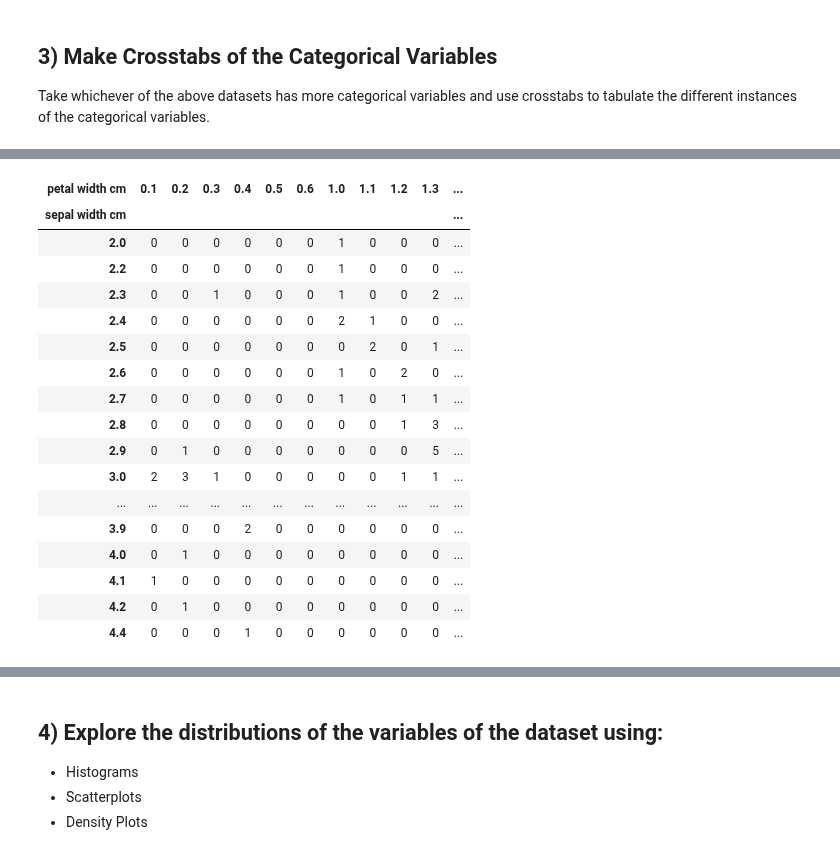
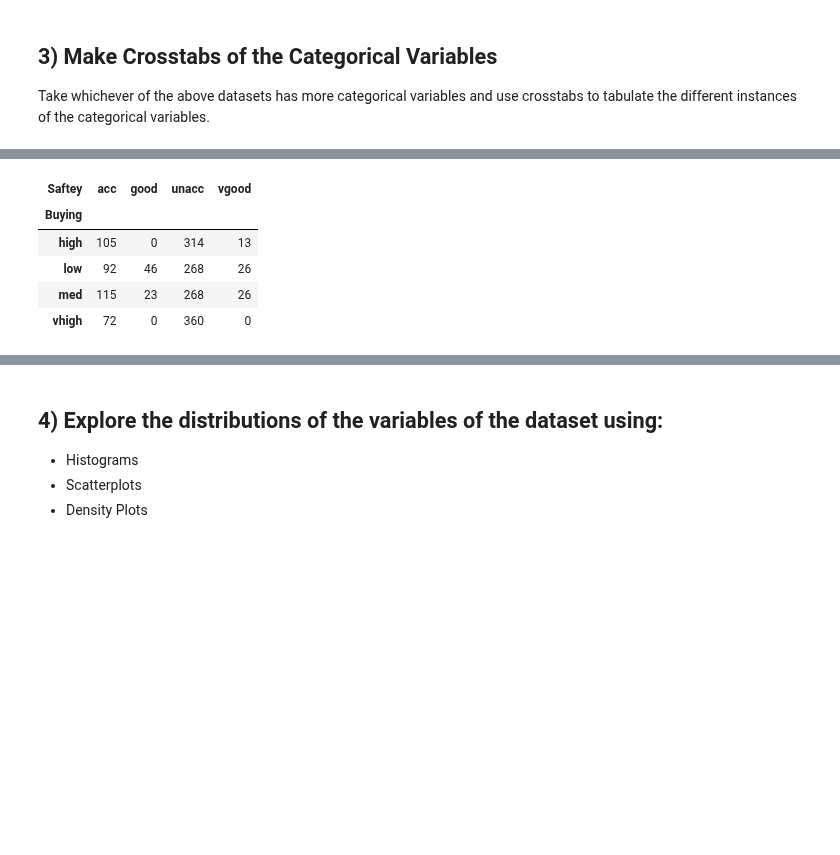
Before and after one commit to bloominstituteoftechnology/DS-Unit-1-Sprint-1-Data-Wrangling-and-Storytelling, a Jupyter notebook: module1-exploratory-data-analysis/Copy_of_LS_DS_111_Exploratory_Data_Analysis_Assignment.ipynb, the cells around one changed output, grey strips where cells are left out. Drawn from its saved outputs; the diff is of its cells as text; code cells hidden in the pictures; blank space fills up the shorter version.

```diff
--- a/module1-exploratory-data-analysis/Copy_of_LS_DS_111_Exploratory_Data_Analysis_Assignment.ipynb
+++ b/module1-exploratory-data-analysis/Copy_of_LS_DS_111_Exploratory_Data_Analysis_Assignment.ipynb
@@ -102,7 +102,7 @@ Saving wine.data to wine (2).data
 # %%
 #showed no Headers, Had to add them.
-colum_headers= ['Alcohol', 'Malic acid','Ash','Alcalinity of ash','Magnesium','Total phenols','Flavanoids','Nonflavanoid phenols','Proanthocyanins','Color intensity','Hue','OD280/OD315 of diluted wines','Proline']
-df=pd.read_csv('wine.data',names=colum_headers)
+colum_headers= ['Buying','Maint','Doors','Persons','Lug_boot','Saftey']
+df=pd.read_csv('car.data',names=colum_headers)
 # %%
 print(df.shape)
 # Yes
@@ -183,21 +162,9 @@ pd.crosstab(df['sepal length cm'], df['petal length cm'])
 # %%
-pd.crosstab(df['sepal width cm'], df['petal width cm'])
+pd.crosstab(df['Buying'], df['Saftey'])
 # %% [output]
-| petal width cm | 0.1 | 0.2 | 0.3 | 0.4 | 0.5 | 0.6 | 1.0 | 1.1 | 1.2 | 1.3 | ... |
-| sepal width cm |  |  |  |  |  |  |  |  |  |  | ... |
-| 2.0 | 0 | 0 | 0 | 0 | 0 | 0 | 1 | 0 | 0 | 0 | ... |
-| 2.2 | 0 | 0 | 0 | 0 | 0 | 0 | 1 | 0 | 0 | 0 | ... |
-| 2.3 | 0 | 0 | 1 | 0 | 0 | 0 | 1 | 0 | 0 | 2 | ... |
-| 2.4 | 0 | 0 | 0 | 0 | 0 | 0 | 2 | 1 | 0 | 0 | ... |
-| 2.5 | 0 | 0 | 0 | 0 | 0 | 0 | 0 | 2 | 0 | 1 | ... |
-| 2.6 | 0 | 0 | 0 | 0 | 0 | 0 | 1 | 0 | 2 | 0 | ... |
-| 2.7 | 0 | 0 | 0 | 0 | 0 | 0 | 1 | 0 | 1 | 1 | ... |
-| 2.8 | 0 | 0 | 0 | 0 | 0 | 0 | 0 | 0 | 1 | 3 | ... |
-| 2.9 | 0 | 1 | 0 | 0 | 0 | 0 | 0 | 0 | 0 | 5 | ... |
-| 3.0 | 2 | 3 | 1 | 0 | 0 | 0 | 0 | 0 | 1 | 1 | ... |
-| ... | ... | ... | ... | ... | ... | ... | ... | ... | ... | ... | ... |
-| 3.9 | 0 | 0 | 0 | 2 | 0 | 0 | 0 | 0 | 0 | 0 | ... |
-| 4.0 | 0 | 1 | 0 | 0 | 0 | 0 | 0 | 0 | 0 | 0 | ... |
-| 4.1 | 1 | 0 | 0 | 0 | 0 | 0 | 0 | 0 | 0 | 0 | ... |
-| 4.2 | 0 | 1 | 0 | 0 | 0 | 0 | 0 | 0 | 0 | 0 | ... |
-| 4.4 | 0 | 0 | 0 | 1 | 0 | 0 | 0 | 0 | 0 | 0 | ... |
+| Saftey | acc | good | unacc | vgood |
+| Buying |  |  |  |  |
+| high | 105 | 0 | 314 | 13 |
+| low | 92 | 46 | 268 | 26 |
+| med | 115 | 23 | 268 | 26 |
+| vhigh | 72 | 0 | 360 | 0 |
```
Also changed, not shown: parts of 11 cells of this notebook.
